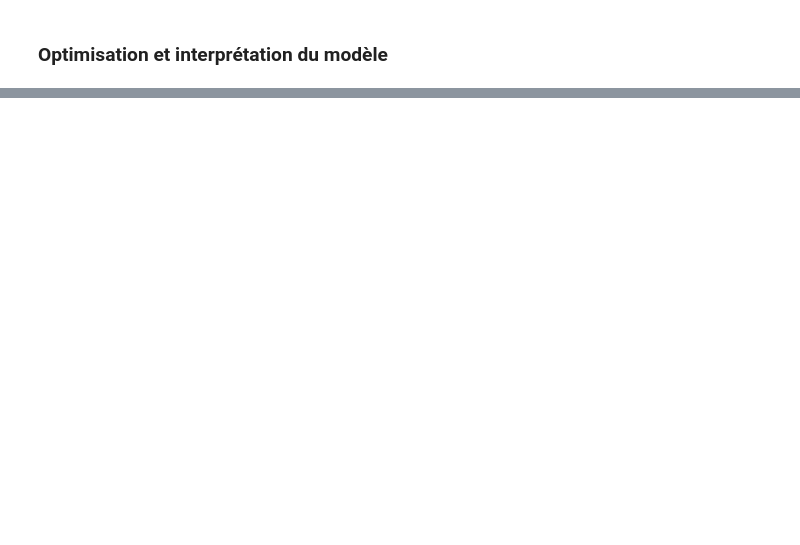
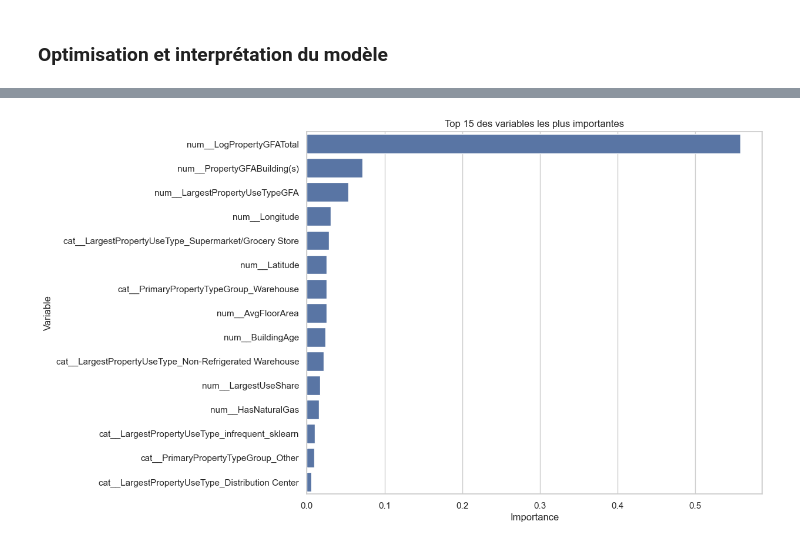
Before and after one commit to aaronsaintroch/seattle-energy-project, a Jupyter notebook: notebooks/P3_Seattle_Energy.ipynb, the cells around one changed output, grey strips where cells are left out. Cells and saved outputs as stored; diff of their text form; code cells hidden in the pictures; blank space fills up the shorter version.

```diff
--- a/notebooks/P3_Seattle_Energy.ipynb
+++ b/notebooks/P3_Seattle_Energy.ipynb
@@ -739,7 +805,7 @@ numeric_transformer = Pipeline(
 categorical_transformer = Pipeline(
     steps=[
         ("imputer", SimpleImputer(strategy="most_frequent")),
-        ("onehot", OneHotEncoder(handle_unknown="ignore"))
+        ("onehot", OneHotEncoder(handle_unknown="ignore", max_categories=10))
     ]
 )
 
@@ -881,0 +1067,11 @@ A réaliser :
+# %%
+grid_search = GridSearchCV(
+    estimator=rf_pipeline,
+    param_grid=param_grid,
+    scoring="neg_mean_absolute_error",
+    cv=cv,
+    n_jobs=-1,
+    verbose=1
+)
+
+grid_search.fit(X_train, y_train)
@@ -881,0 +1103,8 @@ A réaliser :
+# %%
+best_rf_model = grid_search.best_estimator_
+
+y_train_pred_best = np.expm1(best_rf_model.predict(X_train))
+y_test_pred_best = np.expm1(best_rf_model.predict(X_test))
+
+y_train_true = np.expm1(y_train)
+y_test_true = np.expm1(y_test)
@@ -881,0 +1132,10 @@ A réaliser :
+# %%
+feature_names = best_rf_model.named_steps["preprocessor"].get_feature_names_out()
+importances = best_rf_model.named_steps["model"].feature_importances_
+
+importance_df = pd.DataFrame({
+    "feature": feature_names,
+    "importance": importances
+}).sort_values("importance", ascending=False)
+
+importance_df.head(15)
@@ -881,0 +1159,13 @@ A réaliser :
+# %%
+plt.figure(figsize=(10, 8))
+sns.barplot(
+    data=importance_df.head(15),
+    x="importance",
+    y="feature"
+)
+plt.title("Top 15 des variables les plus importantes")
+plt.xlabel("Importance")
+plt.ylabel("Variable")
+plt.show()
+# %% [output]
+[figure, added]
```
Also changed, not shown: parts of 47 cells of this notebook, 4 other files.
